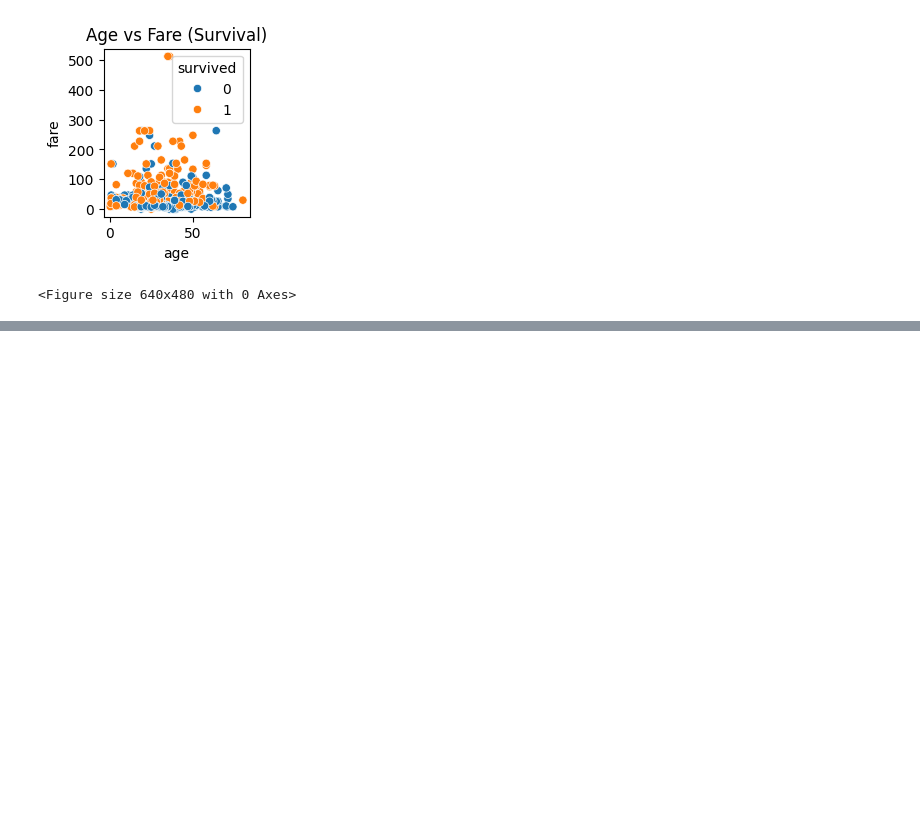
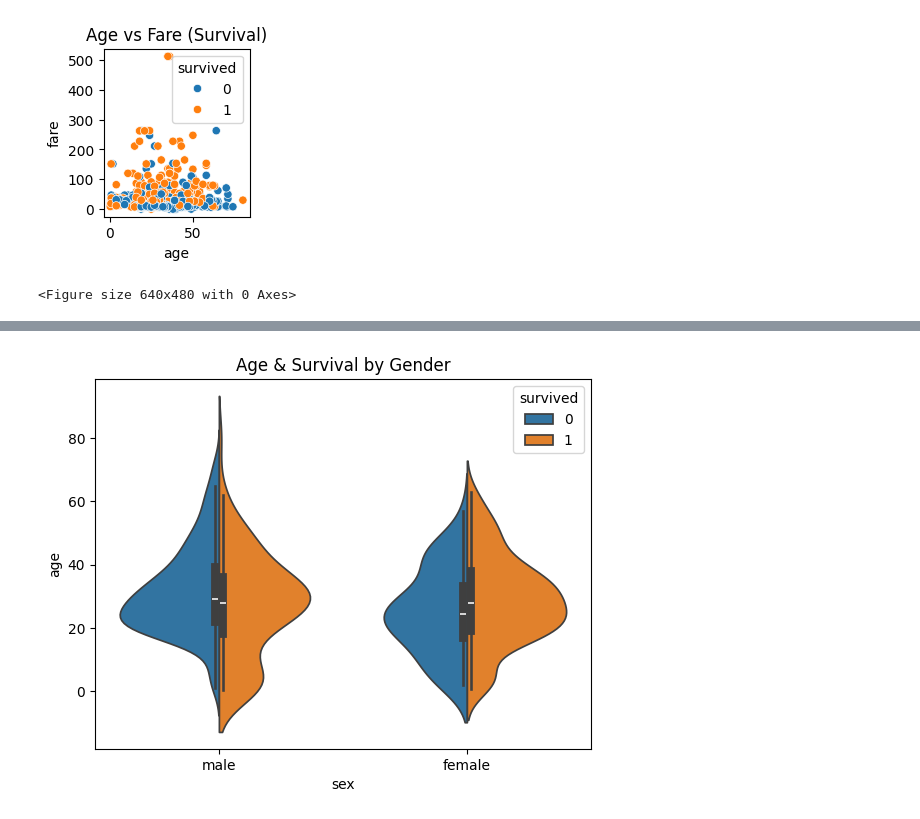
Before and after one commit to sanyasirao-surada/research_portal, a Jupyter notebook: MCA_ML_LAB_16_07_2025.ipynb, the cells around one changed output, grey strips where cells are left out. Cells and saved outputs as stored; diff of their text form; code cells hidden in the pictures; blank space fills up the shorter version.

```diff
--- a/MCA_ML_LAB_16_07_2025.ipynb
+++ b/MCA_ML_LAB_16_07_2025.ipynb
@@ -203,0 +273,6 @@ plt.show()
+# %%
+sns.violinplot(data=df, x='sex', y='age', hue='survived', split=True)
+plt.title("Age & Survival by Gender")
+plt.show()
+# %% [output]
+[figure, added]
```
Also changed, not shown: parts of 19 cells of this notebook.
